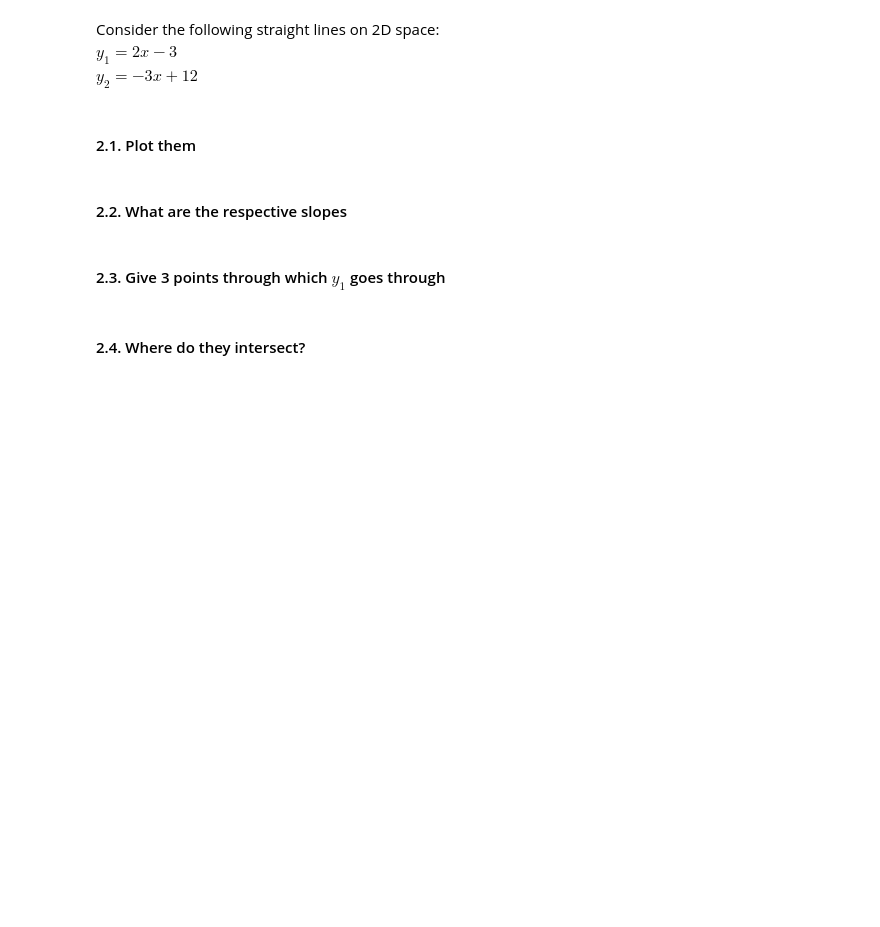
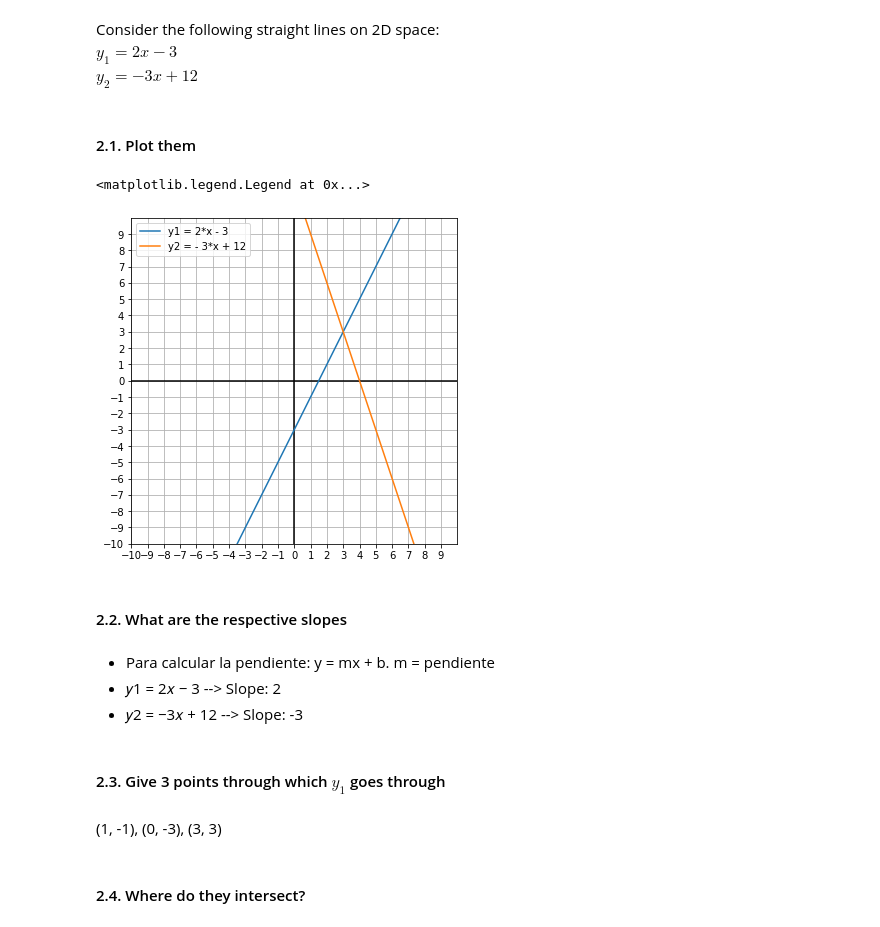
Before and after one commit to Ironhack-Data-Madrid-Marzo-2021/lab-math-refresher, a Jupyter notebook: your-code/main.ipynb, the cells around one changed output. Cells and saved outputs as stored; diff of their text form; code cells hidden in the pictures; blank space fills up the shorter version.

```diff
--- a/your-code/main.ipynb
+++ b/your-code/main.ipynb
@@ -15,0 +68,5 @@ $C=(8, -1)$
+# %%
+# vertical segment
+y1 = (-4) - (5)
+# horizontal segment
+y2 = -2 - 4
@@ -23,9 +131,57 @@ $y_1=2x-3$
 $y_2=-3x+12$
 # %% [markdown]
 #### 2.1. Plot them
+# %%
+y1 = 2 * 𝑥 - 3
+𝑦2 = - 3 * 𝑥 + 12
+# %%
+def initialize_grid():
+    fig, ax = plt.subplots(figsize=(6, 6))
+
+    # where do we want lines
+    ticks = np.arange(-10, 10, 1)
+
+    # draw grid
+    ax.set_xticks(ticks)
+    ax.set_yticks(ticks)
+    ax.grid(True, which='both')
+
+    # 1-1 X and Y proportion
+    ax.set_aspect('equal')
+
+    # X and Y axes
+    ax.axhline(y=0, color='k')
+    ax.axvline(x=0, color='k')
+
+    # set axes' limits
+    ax.set_xlim([-10, 10])
+    ax.set_ylim([-10, 10])
+# %%
+x = np.linspace(
+    start=-10,
+    stop=10,
+    num=300
+)
+# %%
+initialize_grid()
+# "-" for line type
+plt.plot(x, y1, "-", label ='y1 = 2*x - 3 ')
+plt.plot(x, y2, "-", label ='y2 = - 3*x + 12')
+plt.legend()
+# %% [output]
+<matplotlib.legend.Legend at 0x...>
+[figure, added]
 # %% [markdown]
 #### 2.2. What are the respective slopes
+# %% [markdown]
+- Para calcular la pendiente: y = mx + b. m = pendiente
+- 𝑦1 = 2𝑥 − 3 --> Slope: 2
+- 𝑦2 = −3𝑥 + 12 --> Slope: -3
 # %% [markdown]
 #### 2.3. Give 3 points through which $y_1$ goes through
+# %% [markdown]
+(1, -1),
+(0, -3),
+(3, 3)
 # %% [markdown]
 #### 2.4. Where do they intersect?
```
Also changed, not shown: parts of 70 cells of this notebook.
